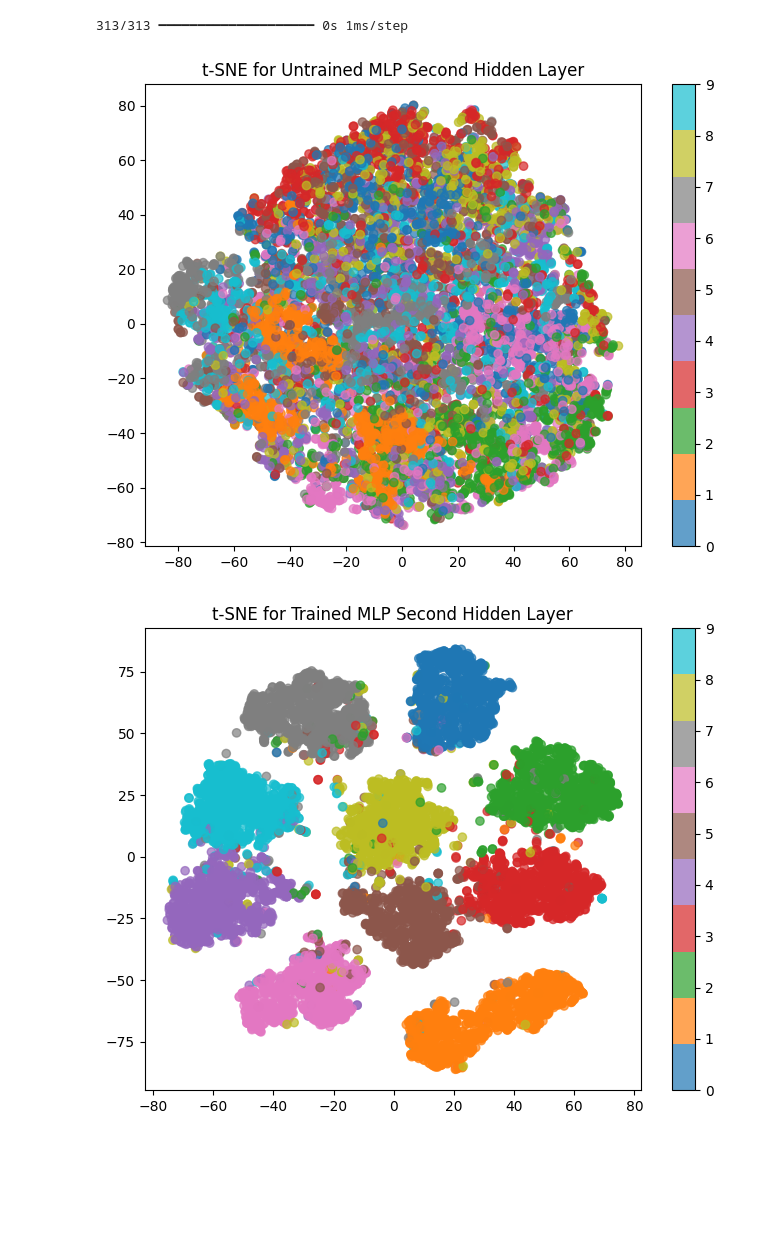
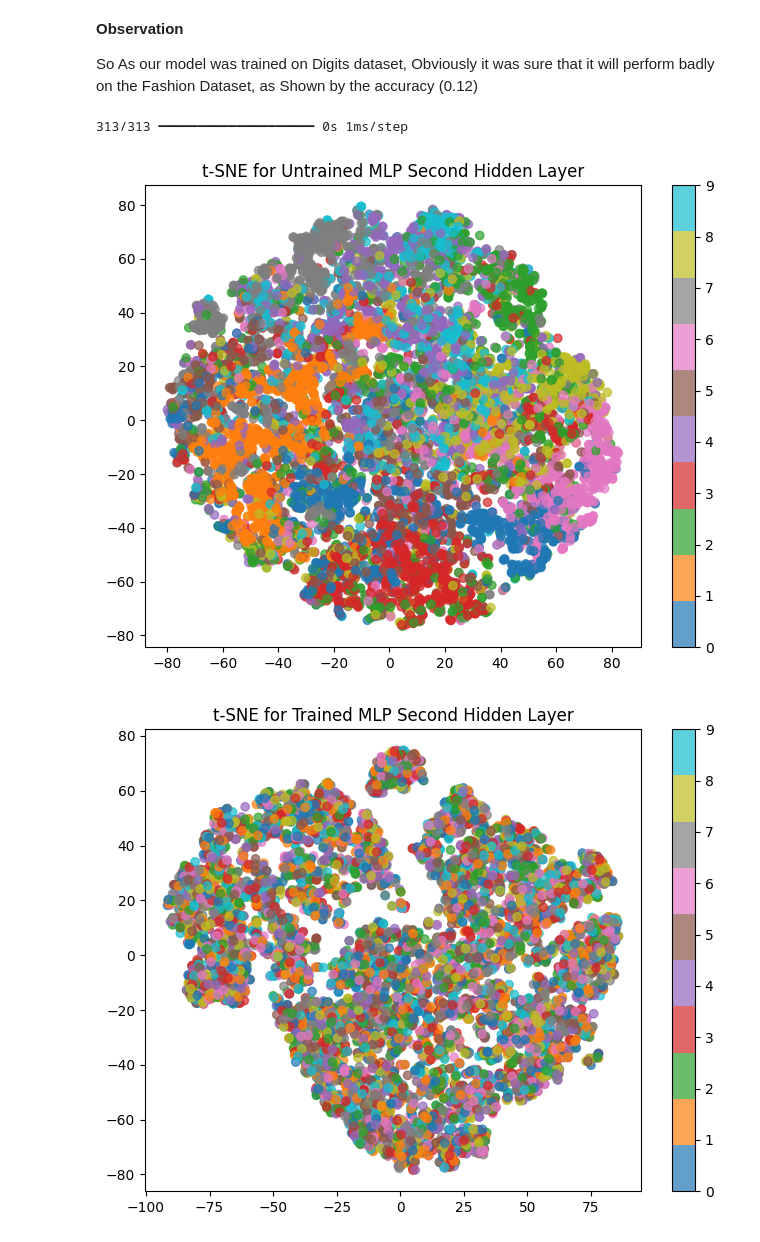
Before and after one commit to Rachit23110261/ML_Assignment_3_23110261_23110189_23110306, a Jupyter notebook: ML_assignment_3_question_3.ipynb, the cells around one changed output. Saved outputs shown, nothing was run; the diff lists cells and outputs as text; code cells hidden in the pictures; blank space fills up the shorter version.

```diff
--- a/ML_assignment_3_question_3.ipynb
+++ b/ML_assignment_3_question_3.ipynb
@@ -397,26 +409,30 @@ F1-Score: 0.8690205340753328
+# %% [markdown]
+**Observation**
+
+So As our model was trained on Digits dataset, Obviously it was sure that it will perform badly on the Fashion Dataset, as Shown by the accuracy (0.12)
 # %%
 y_test_labels = np.argmax(y_test_onehot, axis=1)
 intermediate_layer_model = Model(inputs=mlp_model.input, outputs=mlp_model.layers[2].output)
 
 # Step 6: Perform t-SNE on the output from the trained second hidden layer (after training)
-trained_layer_output = intermediate_layer_model.predict(X_test_flat)
+trained_layer_output = intermediate_layer_model.predict(X_test)
 tsne_trained = TSNE(n_components=2, random_state=42)
 trained_tsne_output = tsne_trained.fit_transform(trained_layer_output)
 
 # Step 7: Plot t-SNE for the untrained model
 plt.figure(figsize=(8, 6))
 plt.scatter(untrained_tsne_output[:, 0], untrained_tsne_output[:, 1], c=y_test_labels, cmap='tab10', alpha=0.7)
 plt.colorbar()
 plt.title('t-SNE for Untrained MLP Second Hidden Layer')
 plt.show()
 
 # Step 8: Plot t-SNE for the trained model
 plt.figure(figsize=(8, 6))
 plt.scatter(trained_tsne_output[:, 0], trained_tsne_output[:, 1], c=y_test_labels, cmap='tab10', alpha=0.7)
 plt.colorbar()
 plt.title('t-SNE for Trained MLP Second Hidden Layer')
 plt.show()
 # %% [output]
 313/313 ━━━━━━━━━━━━━━━━━━━━ 0s 1ms/step
-[figure, old version]
+[figure, new version]
-[figure, old version]
+[figure, new version]
```
Also changed, not shown: parts of 8 cells of this notebook.
